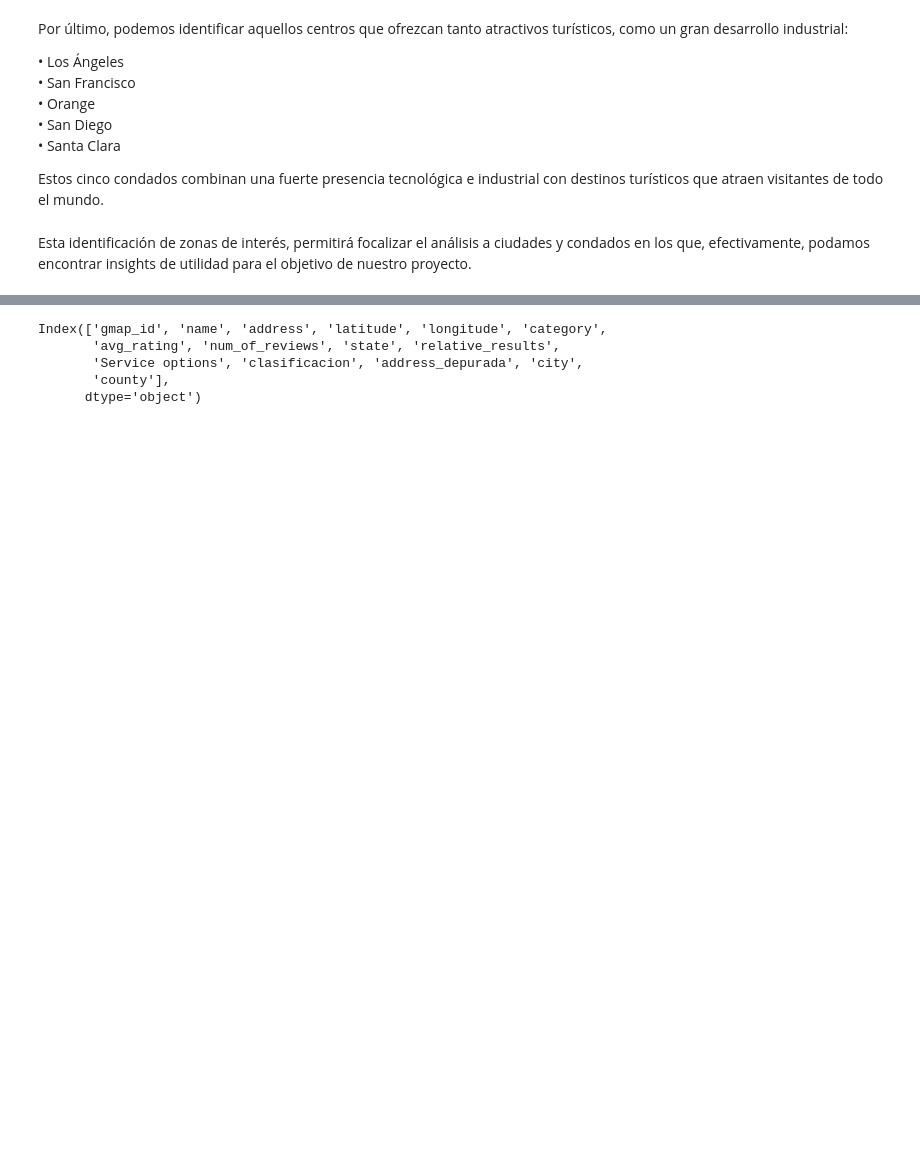
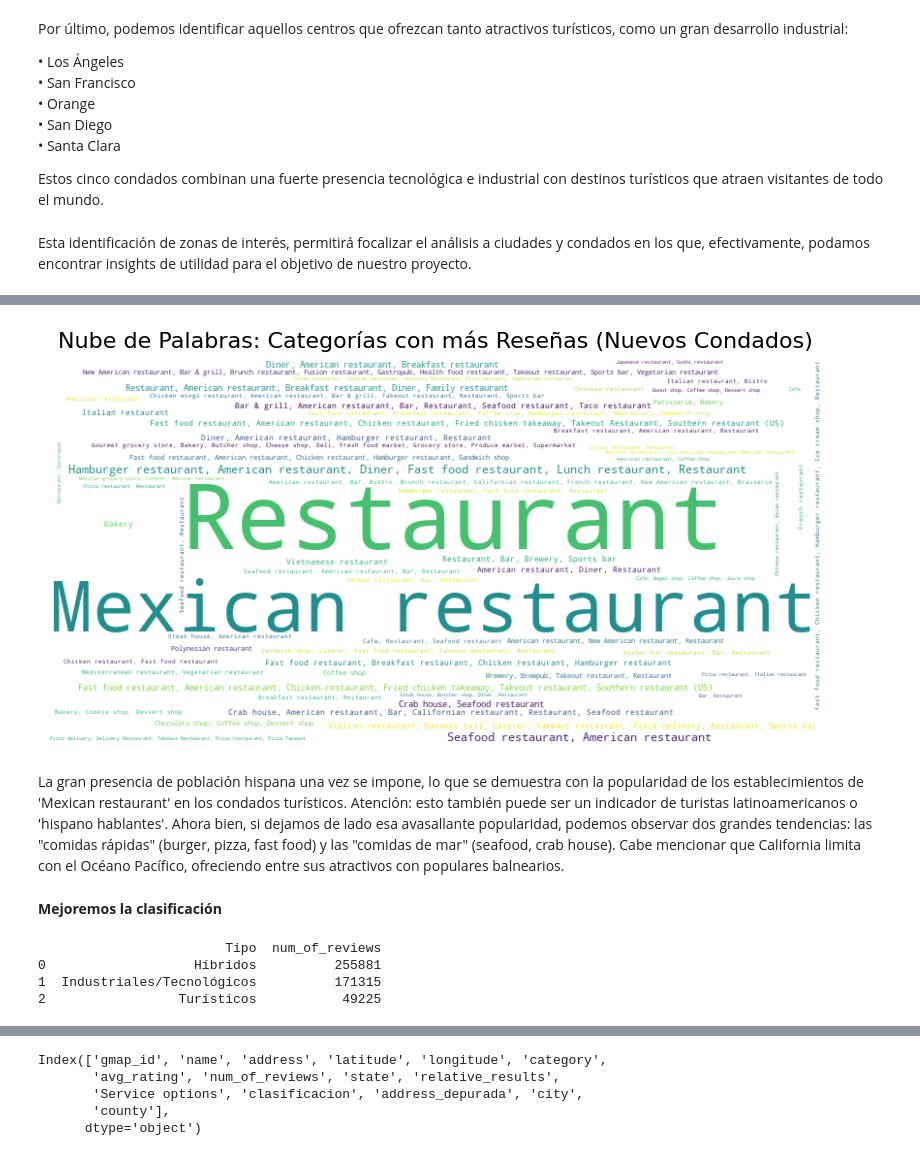
Before and after one commit to gastorellano/epicurean_project, a Jupyter notebook: Data Analytics/EDA muestra.ipynb, the cells around one changed output, grey strips where cells are left out. Cells and saved outputs as stored; diff of their text form; code cells hidden in the pictures; blank space fills up the shorter version.

```diff
--- a/Data Analytics/EDA muestra.ipynb
+++ b/Data Analytics/EDA muestra.ipynb
@@ -669,0 +841,15 @@ Esta identificación de zonas de interés, permitirá focalizar el análisis a c
+# %%
+# Filtrar el DataFrame para solo tener los condados de interés
+df_filtrado_nuevo = df_metadatos[df_metadatos['county'].isin(condados_filtrados_nuevos)]
+
+# Agrupar por condado y categoría, sumando las reseñas para cada combinación
+reseñas_por_condado_categoria_nuevo = df_filtrado_nuevo.groupby(['county', 'category'])['num_of_reviews'].sum().reset_index()
+
+# Ordenar las reseñas dentro de cada condado
+reseñas_por_condado_categoria_nuevo = reseñas_por_condado_categoria_nuevo.sort_values(by=['county', 'num_of_reviews'], ascending=[True, False])
+
+# Tomar las 10 categorías con más reseñas para cada condado
+top_10_categorias_por_condado_nuevo = reseñas_por_condado_categoria_nuevo.groupby('county').head(10).reset_index(drop=True)
+
+# Mostrar el resultado
+print(top_10_categorias_por_condado_nuevo)
@@ -669,0 +874,55 @@ Esta identificación de zonas de interés, permitirá focalizar el análisis a c
+# %%
+# Generar un diccionario con las categorías y la suma de sus reseñas para los nuevos condados
+category_reseñas_dict_nuevo = top_10_categorias_por_condado_nuevo.groupby('category')['num_of_reviews'].sum().to_dict()
+
+# Crear la nube de palabras
+wordcloud_nueva = WordCloud(width=800, height=400, background_color='white').generate_from_frequencies(category_reseñas_dict_nuevo)
+
+# Mostrar la nube de palabras
+plt.figure(figsize=(10, 6))
+plt.imshow(wordcloud_nueva, interpolation='bilinear')
+plt.axis('off')  # Ocultar los ejes
+plt.title('Nube de Palabras: Categorías con más Reseñas (Nuevos Condados)', fontsize=16)
+plt.show()
+# %% [output]
+[figure, added]
+# %% [markdown]
+La gran presencia de población hispana una vez se impone, lo que se demuestra con la popularidad de los establecimientos de 'Mexican restaurant' en los condados turísticos. Atención: esto también puede ser un indicador de turistas latinoamericanos o 'hispano hablantes'.
+Ahora bien, si dejamos de lado esa avasallante popularidad, podemos observar dos grandes tendencias: las "comidas rápidas" (burger, pizza, fast food) y las "comidas de mar" (seafood, crab house). Cabe mencionar que California limita con el Océano Pacífico, ofreciendo entre sus atractivos con populares balnearios.
+# %% [markdown]
+**Mejoremos la clasificación**
+# %%
+# Definir los grupos de condados
+condados_hibridos = ['Los Ángeles', 'San Francisco', 'Orange', 'San Diego']
+condados_turisticos = ['Monterey', 'Napa', 'Sonoma', 'Santa Barbara', 'Marin', 'El Dorado']
+condados_industriales = ['Santa Clara', 'San Mateo', 'Alameda', 'Contra Costa', 'Ventura']
+
+# Filtrar el DataFrame para solo tener los condados de interés
+df_filtrado = df_metadatos[df_metadatos['county'].isin(condados_hibridos + condados_turisticos + condados_industriales)]
+
+# Agrupar por condado, sumar las reseñas, y ordenar de mayor a menor
+reseñas_por_condado = df_filtrado.groupby('county')['num_of_reviews'].sum().reset_index()
+reseñas_por_condado = reseñas_por_condado.sort_values(by='num_of_reviews', ascending=False)
+
+# Crear una nueva columna para clasificar los condados
+def clasificar_condado(condado):
+    if condado in condados_hibridos:
+        return 'Híbridos'
+    elif condado in condados_turisticos:
+        return 'Turísticos'
+    elif condado in condados_industriales:
+        return 'Industriales/Tecnológicos'
+    return 'Otro'
+
+reseñas_por_condado['Tipo'] = reseñas_por_condado['county'].apply(clasificar_condado)
+
+# Agrupar por tipo de condado y sumar las reseñas
+reseñas_por_tipo = reseñas_por_condado.groupby('Tipo')['num_of_reviews'].sum().reset_index()
+
+# Mostrar el resultado
+print(reseñas_por_tipo)
+# %% [output]
+                        Tipo  num_of_reviews
+0                   Híbridos          255881
+1  Industriales/Tecnológicos          171315
+2                 Turísticos           49225
```
Also changed, not shown: parts of 25 cells of this notebook.
